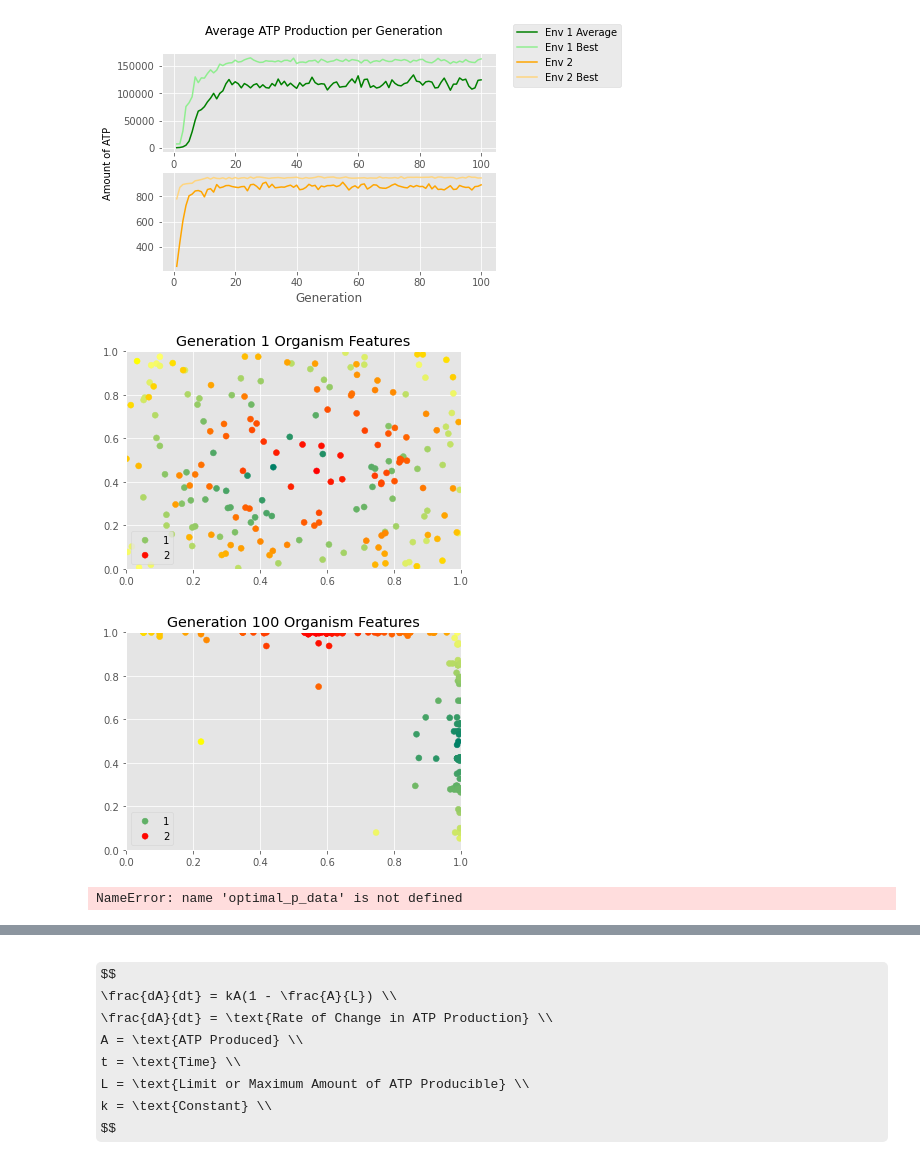
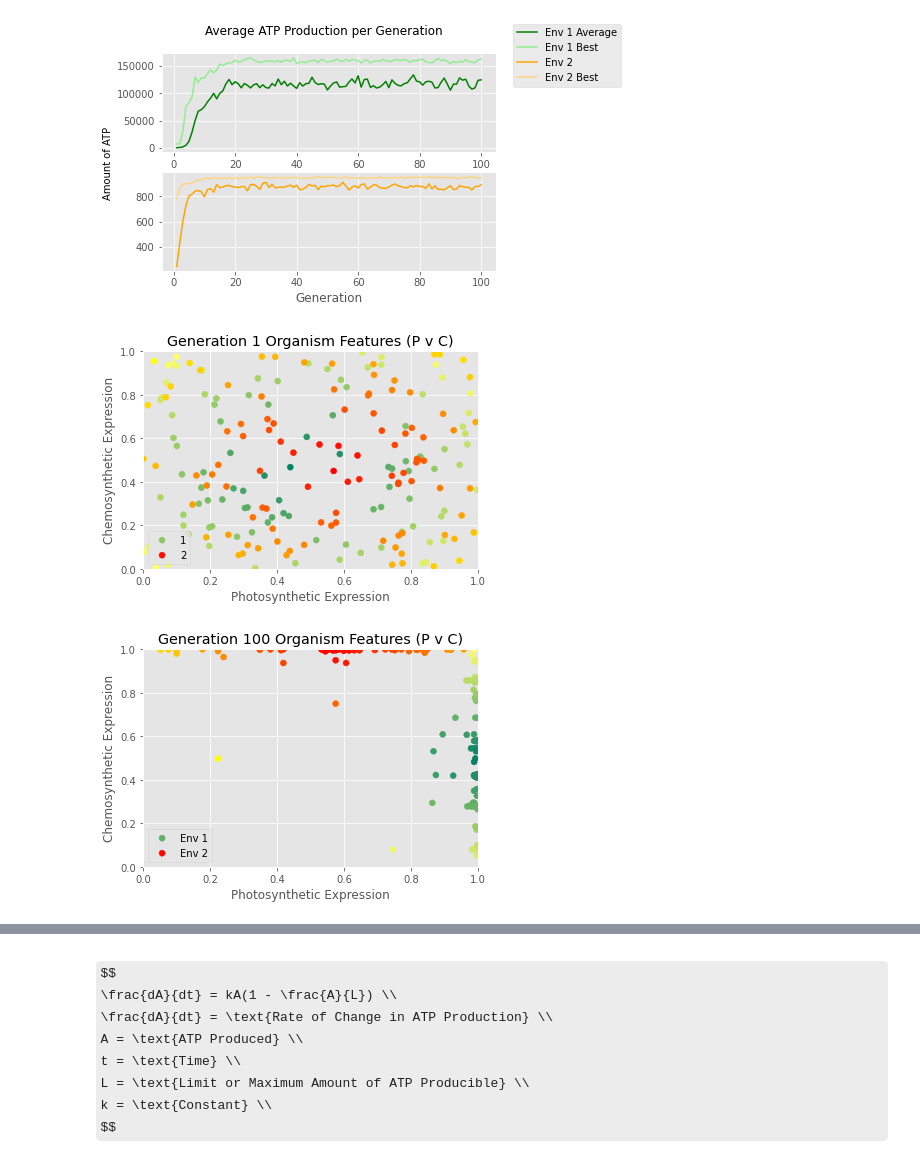
Before and after one commit to NikhilMukraj/apbioproject, a Jupyter notebook: data visualization.ipynb, the cells around one changed output, grey strips where cells are left out. Drawn from its saved outputs; the diff is of its cells as text; code cells hidden in the pictures; some formulas as TeX source.

Commit message:
finished visuals

```diff
--- a/data visualization.ipynb
+++ b/data visualization.ipynb
@@ -73,15 +73,17 @@ pc2_gen_first_mean = (np.mean([i[0] for i in pc2_gen_first]), np.mean([i[1] for
 z1 = [np.sqrt((i[0]-pc1_gen_first_mean[0])**2 + (i[1]-pc1_gen_first_mean[1])**2) for i in pc1_gen_first]
 z2 = [np.sqrt((i[0]-pc2_gen_first_mean[0])**2 + (i[1]-pc2_gen_first_mean[1])**2) for i in pc2_gen_first]
 # %%
-plt.title('Generation 1 Organism Features')
+plt.title('Generation 1 Organism Features (P v C)')
+plt.xlabel('Photosynthetic Expression')
+plt.ylabel('Chemosynthetic Expression')
 plt.xlim((0,1))
 plt.ylim((0,1))
 plt.scatter([i[0] for i in pc1_gen_first], [i[1] for i in pc1_gen_first], c=z1, cmap='summer', label='1')
 plt.scatter([i[0] for i in pc2_gen_first], [i[1] for i in pc2_gen_first], c=z2, cmap='autumn', label='2')
 plt.legend()
 plt.show()
 # %% [output]
-[figure, old version]
+[figure, new version]
 # %%
 pc1_gen_last_mean = (np.mean([i[0] for i in pc1_gen_last]), np.mean([i[1] for i in pc1_gen_last]))
 pc2_gen_last_mean = (np.mean([i[0] for i in pc2_gen_last]), np.mean([i[1] for i in pc2_gen_last]))
@@ -93,31 +95,29 @@ plt.title(f'Generation {epochs} Organism Features (P v C)')
 plt.xlim((0,1))
 plt.ylim((0,1))
 plt.xlabel('Photosynthetic Expression')
-plt.xlabel('Chemosynthetic Expression')
+plt.ylabel('Chemosynthetic Expression')
 plt.scatter([i[0] for i in pc1_gen_last], [i[1] for i in pc1_gen_last], c=z1, cmap='summer', label=env_1_label)
 plt.scatter([i[0] for i in pc2_gen_last], [i[1] for i in pc2_gen_last], c=z2, cmap='autumn', label=env_2_label)
 plt.legend(loc='lower left')
 plt.show()
 # %% [output]
-[figure, old version]
+[figure, new version]
 # %%
-p_pm_vectors = [optimal_p_data[f'{i}_decoded'].to_list() for i in range(len(optimal_p_data))]
-p_pm_vectors = [[(literal_eval(k)[0], literal_eval(k)[2])  for k in j] for j in pm_vectors]
-p_cm_vectors = [[(literal_eval(k)[1], literal_eval(k)[2])  for k in j] for j in pm_vectors]
+p_vectors = [optimal_p_data[f'{i}_decoded'].to_list() for i in range(len(optimal_p_data))]
+p_pm_vectors = [[(literal_eval(k)[0], literal_eval(k)[2]) for k in j] for j in p_vectors]
+p_cm_vectors = [[(literal_eval(k)[1], literal_eval(k)[2]) for k in j] for j in p_vectors]
 p_pm_gen_first = p_pm_vectors[0]
 p_pm_gen_last = p_pm_vectors[-1]
-p_cm_gen_first = p_pm_vectors[0]
-p_cm_gen_last = p_pm_vectors[-1]
+p_cm_gen_first = p_cm_vectors[0]
+p_cm_gen_last = p_cm_vectors[-1]
 
-c_pm_vectors = [optimal_c_data[f'{i}_decoded'].to_list() for i in range(len(optimal_c_data))]
-c_pm_vectors = [[(literal_eval(k)[0], literal_eval(k)[2])  for k in j] for j in cm_vectors]
-c_cm_vectors = [[(literal_eval(k)[1], literal_eval(k)[2])  for k in j] for j in cm_vectors]
+c_vectors = [optimal_c_data[f'{i}_decoded'].to_list() for i in range(len(optimal_c_data))]
+c_pm_vectors = [[(literal_eval(k)[0], literal_eval(k)[2]) for k in j] for j in c_vectors]
+c_cm_vectors = [[(literal_eval(k)[1], literal_eval(k)[2]) for k in j] for j in c_vectors]
 c_pm_gen_first = c_pm_vectors[0]
 c_pm_gen_last = c_pm_vectors[-1]
-c_cm_gen_first = c_pm_vectors[0]
-c_cm_gen_last = c_pm_vectors[-1]
+c_cm_gen_first = c_cm_vectors[0]
+c_cm_gen_last = c_cm_vectors[-1]
-# %% [output]
-NameError: name 'optimal_p_data' is not defined
 # %%
 p_pm_gen_first_mean = (np.mean([i[0] for i in p_pm_gen_first]), np.mean([i[1] for i in p_pm_gen_first]))
 c_pm_gen_first_mean = (np.mean([i[0] for i in c_pm_gen_first]), np.mean([i[1] for i in c_pm_gen_first]))
```
Also changed, not shown: parts of 7 cells of this notebook.
